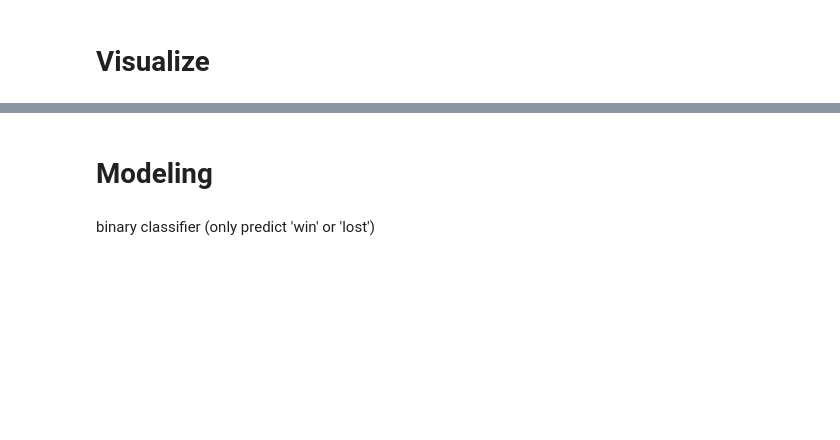
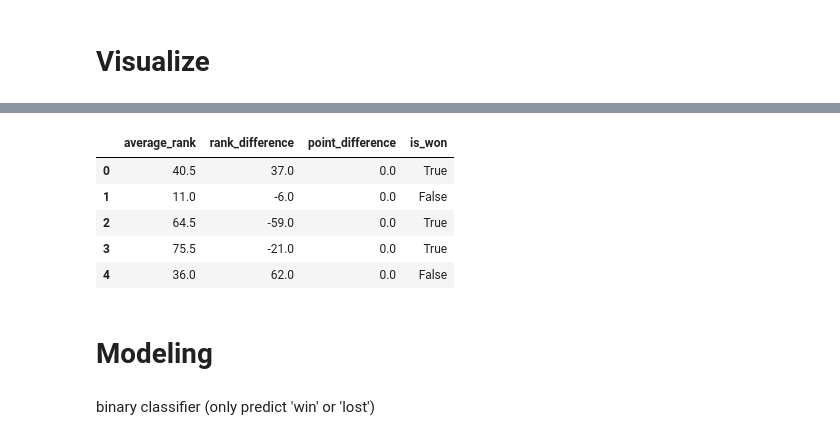
Before and after one commit to melvinmcrn/Project_ML_Soccer-world-cup-2018, a Jupyter notebook: Soccer World Cup 2018 Winner Melvin.ipynb, the cells around one changed output, grey strips where cells are left out. Cells and saved outputs as stored; diff of their text form; code cells hidden in the pictures; blank space fills up the shorter version.

Commit message:
add best feature but not finish yet

```diff
--- a/Soccer World Cup 2018 Winner Melvin.ipynb
+++ b/Soccer World Cup 2018 Winner Melvin.ipynb
@@ -129,3 +251,15 @@ sb.boxplot(x=matches_rank_clean['rank_difference'])
+# %%
+# best feature (from pin)
+matches_rank_best = matches_rank_clean[matches_rank_clean['tournament'] != 'friendly']
+matches_rank_best = matches_rank_best.loc[:,['average_rank', 'rank_difference', 'point_difference','is_won']]
+matches_rank_best.head()
+# %% [output]
+|  | average_rank | rank_difference | point_difference | is_won |
+| 0 | 40.5 | 37.0 | 0.0 | True |
+| 1 | 11.0 | -6.0 | 0.0 | False |
+| 2 | 64.5 | -59.0 | 0.0 | True |
+| 3 | 75.5 | -21.0 | 0.0 | True |
+| 4 | 36.0 | 62.0 | 0.0 | False |
 # %% [markdown]
 # **Modeling**
 # %% [markdown]
```
Also changed, not shown: parts of 35 cells of this notebook.
